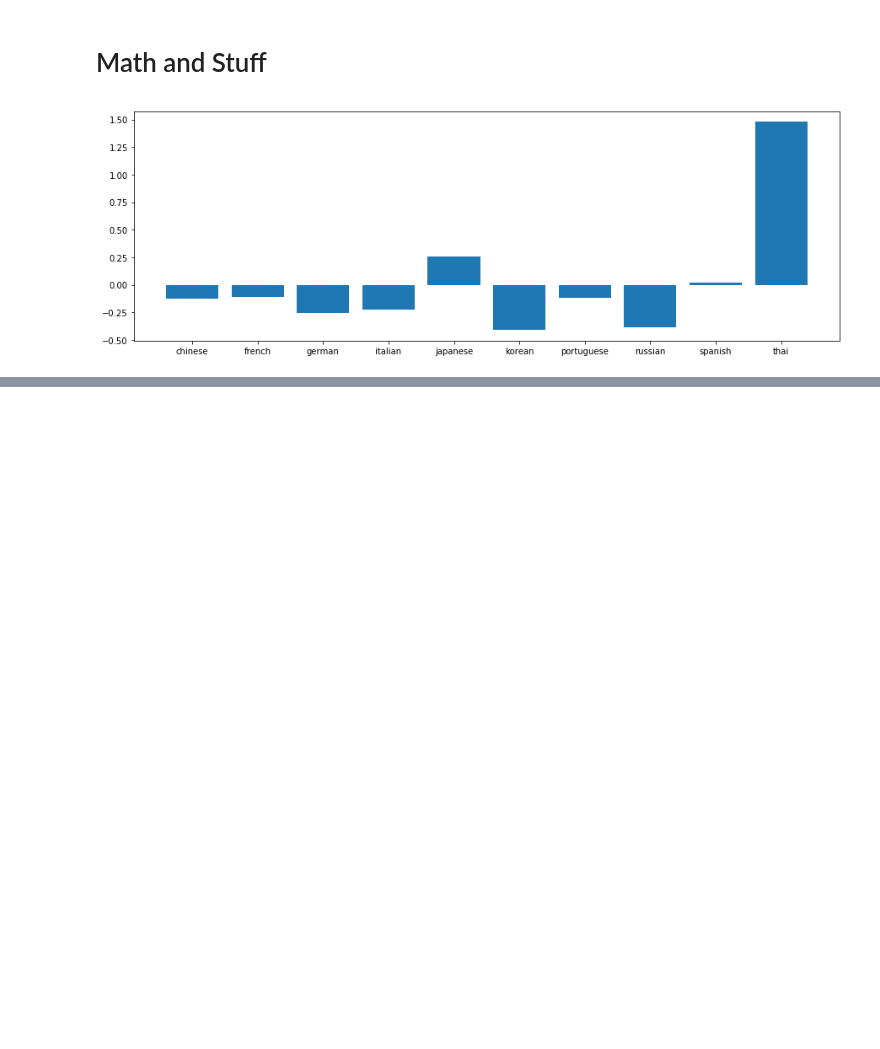
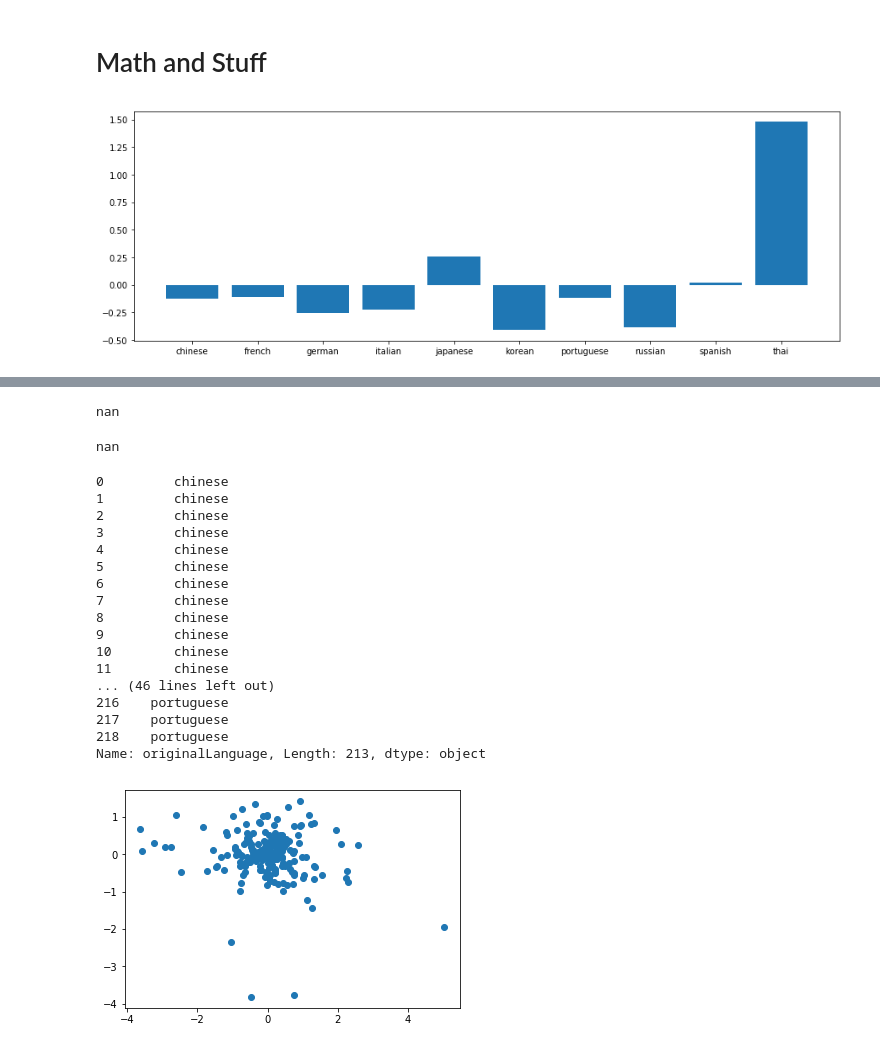
Before and after one commit to Aklaran/hack_scp, a Jupyter notebook: Matt Analysis.ipynb, the cells around one changed output, grey strips where cells are left out. Cells and saved outputs as stored; diff of their text form; code cells hidden in the pictures; blank space fills up the shorter version.

```diff
--- a/Matt Analysis.ipynb
+++ b/Matt Analysis.ipynb
@@ -107,0 +149,8 @@ plt.show
+# %%
+stdevLogEnglishRating
+# %% [output]
+nan
+# %%
+statistics.stdev(df['logEnglishRating'])
+# %% [output]
+nan
@@ -107,0 +159,28 @@ plt.show
+# %%
+df['deltaNormalizedEntropy'] = df['normalizedEnglishEntropy'] - df['normalizedOrginalEntropy']
+df['deltaNormalizedRating'] = df['normalizedEnglishRating'] - df['normalizedOrginalRating']
+# %%
+def ratingVsEntropy(stuff):
+    print(stuff['originalLanguage'])
+    plt.scatter(stuff['deltaNormalizedRating'], stuff['deltaNormalizedEntropy'])
+    plt.show()
+ratingVsEntropy(df)
+# %% [output]
+0         chinese
+1         chinese
+2         chinese
+3         chinese
+4         chinese
+5         chinese
+6         chinese
+7         chinese
+8         chinese
+9         chinese
+10        chinese
+11        chinese
+... (46 lines left out)
+216    portuguese
+217    portuguese
+218    portuguese
+Name: originalLanguage, Length: 213, dtype: object
+[figure, added]
```
Also changed, not shown: parts of 9 cells of this notebook.
